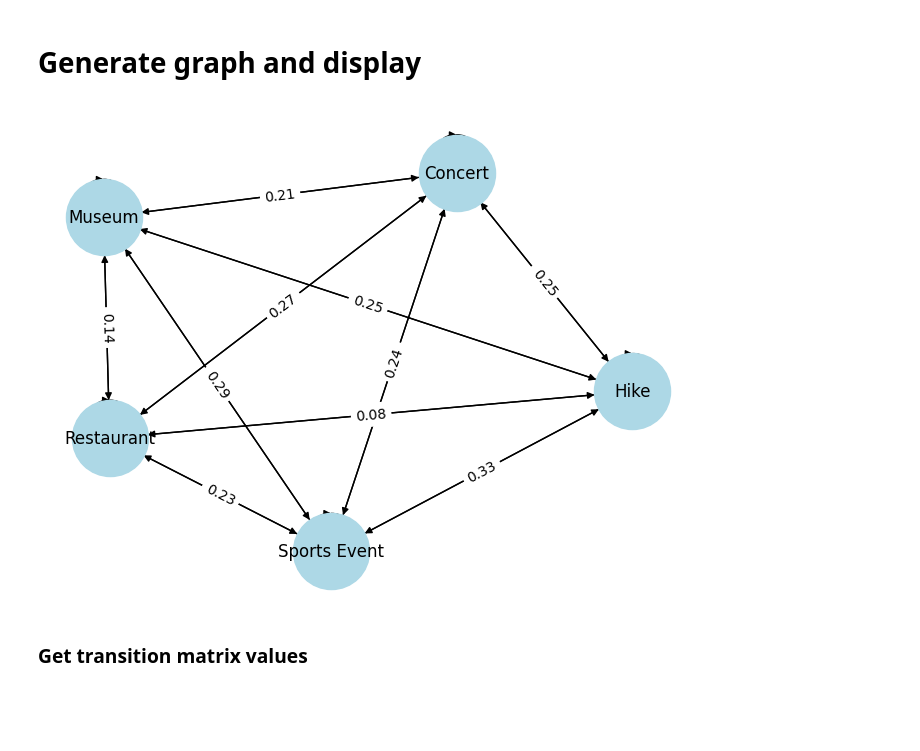
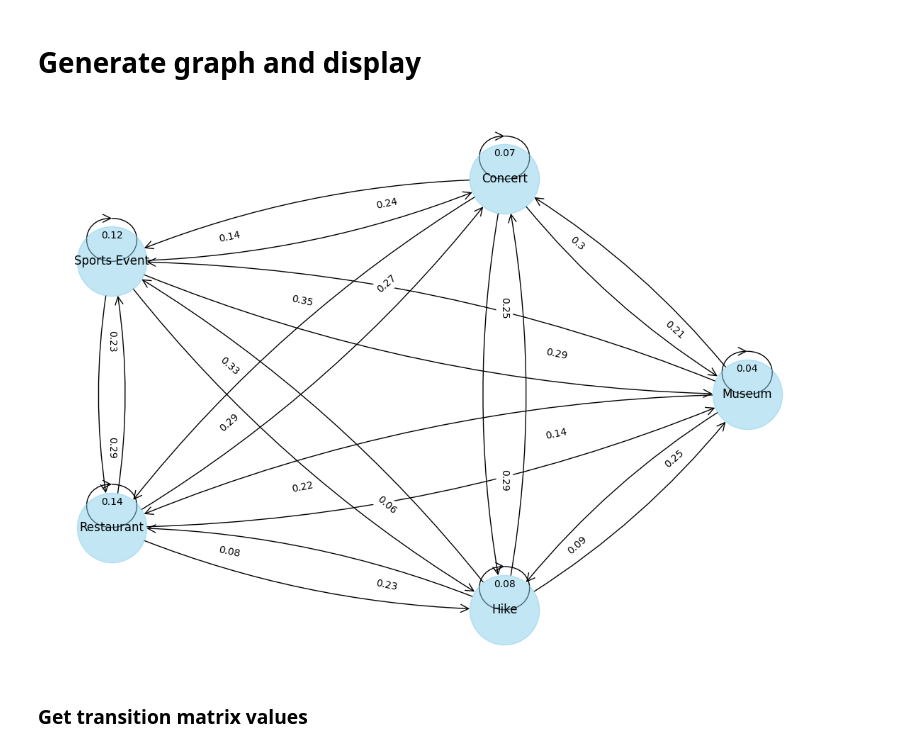
Before and after one commit to admeeer/PosteriorDistributions, a Jupyter notebook: pd.ipynb, the cells around one changed output. Saved outputs shown, nothing was run; the diff lists cells and outputs as text; code cells hidden in the pictures; blank space fills up the shorter version.

Commit message:
Make graph not incorrect

```diff
--- a/pd.ipynb
+++ b/pd.ipynb
@@ -37,31 +37,44 @@ Restaurant      0.14     0.27          0.23        0.14  0.23
 Hike            0.25     0.25          0.33        0.08  0.08
 # %% [markdown]
 # Generate graph and display
-# %%
-import networkx as nx
-import matplotlib.pyplot as plt
-
-G = nx.DiGraph()
-
-# Add nodes
-for location in transition_matrix.index:
-    G.add_node(location)
-
-# Add edges with weights
-for i, row in transition_matrix.iterrows():
-    for j, prob in row.items():
-        if prob > 0:  # Only add edges for non-zero probabilities
-            G.add_edge(i, j, weight=prob, label=f"{prob:.2f}")
-
-pos = nx.spring_layout(G)
-
-nx.draw(G, pos, with_labels=True, node_size=3000, node_color='lightblue', font_size=12)
-edge_labels = nx.get_edge_attributes(G, 'label')
-nx.draw_networkx_edge_labels(G, pos, edge_labels=edge_labels)
-
-plt.show()
-# %% [output]
-[figure, removed]
+# %%
+import networkx as nx
+import matplotlib.pyplot as plt
+
+G = nx.DiGraph()
+
+for activity in transition_matrix.columns:
+    G.add_node(activity)
+
+for i, row in transition_matrix.iterrows():
+    for col in transition_matrix.columns:
+            G.add_edge(i, col, weight=row[col])
+
+pos = nx.circular_layout(G)
+plt.figure(figsize=(14, 10))
+
+nx.draw_networkx_nodes(G, pos, node_size=5000, node_color='skyblue', alpha=0.5)
+
+edges = nx.draw_networkx_edges(G, pos, arrowstyle='->', node_size=5000, arrowsize=20, edge_color='black',
+                               connectionstyle='arc3,rad=0.1')
+
+nx.draw_networkx_labels(G, pos, font_size=12, font_family='sans-serif')
+
+edge_labels = dict([((u, v,), round(d['weight'], 2)) for u, v, d in G.edges(data=True)])
+
+# self loop edges aren't getting displayed so manually add it
+for (u, v), label in edge_labels.items():
+    if u == v:
+        x, y = pos[u]
+        label_pos = (x, y + 0.1)
+        plt.text(label_pos[0], label_pos[1], s=label, horizontalalignment='center')
+    else:
+        nx.draw_networkx_edge_labels(G, pos, edge_labels={ (u,v): label }, label_pos=0.3)
+
+plt.axis('off')
+plt.show()
+# %% [output]
+[figure, added]
 # %% [markdown]
 ### Get transition matrix values
 # %%
```
Also changed, not shown: parts of 1 cell of this notebook.
